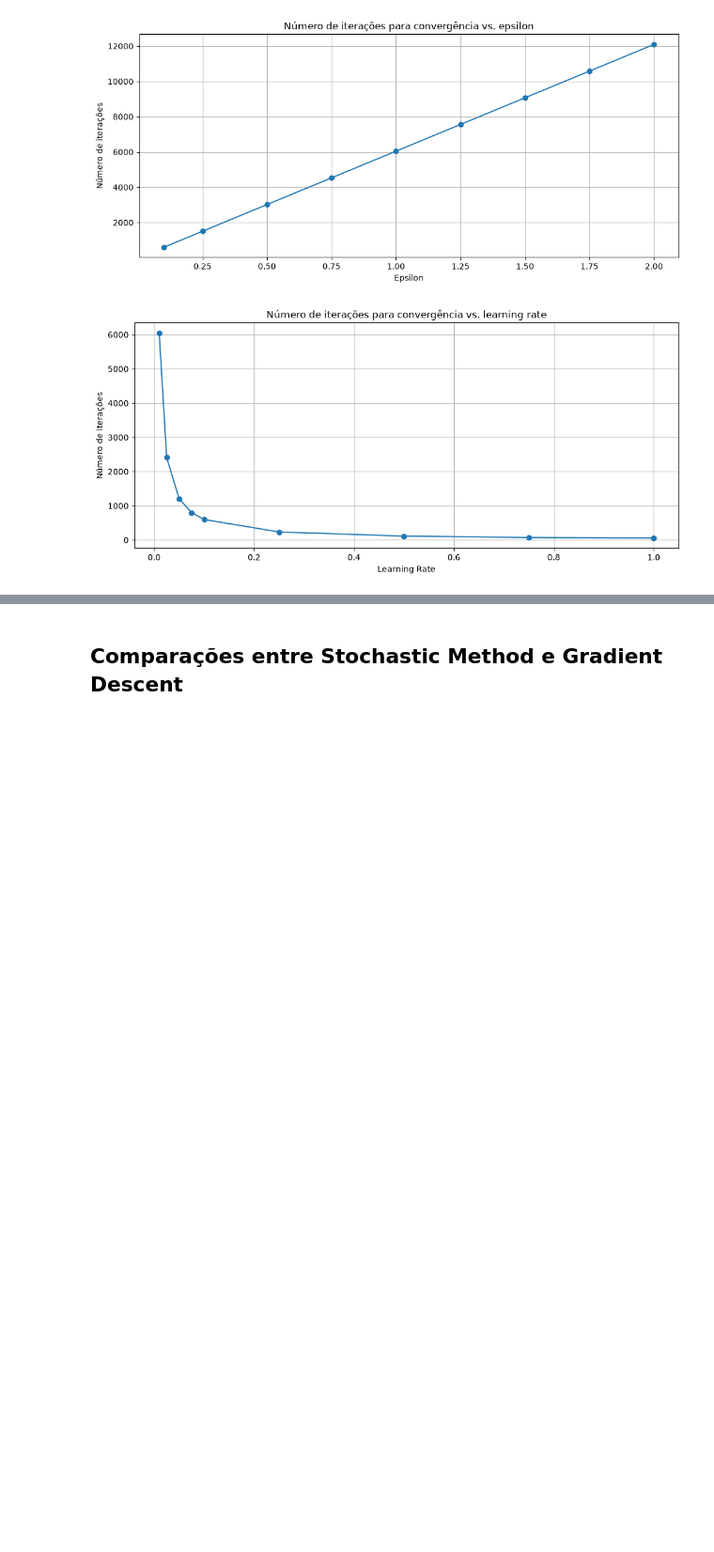
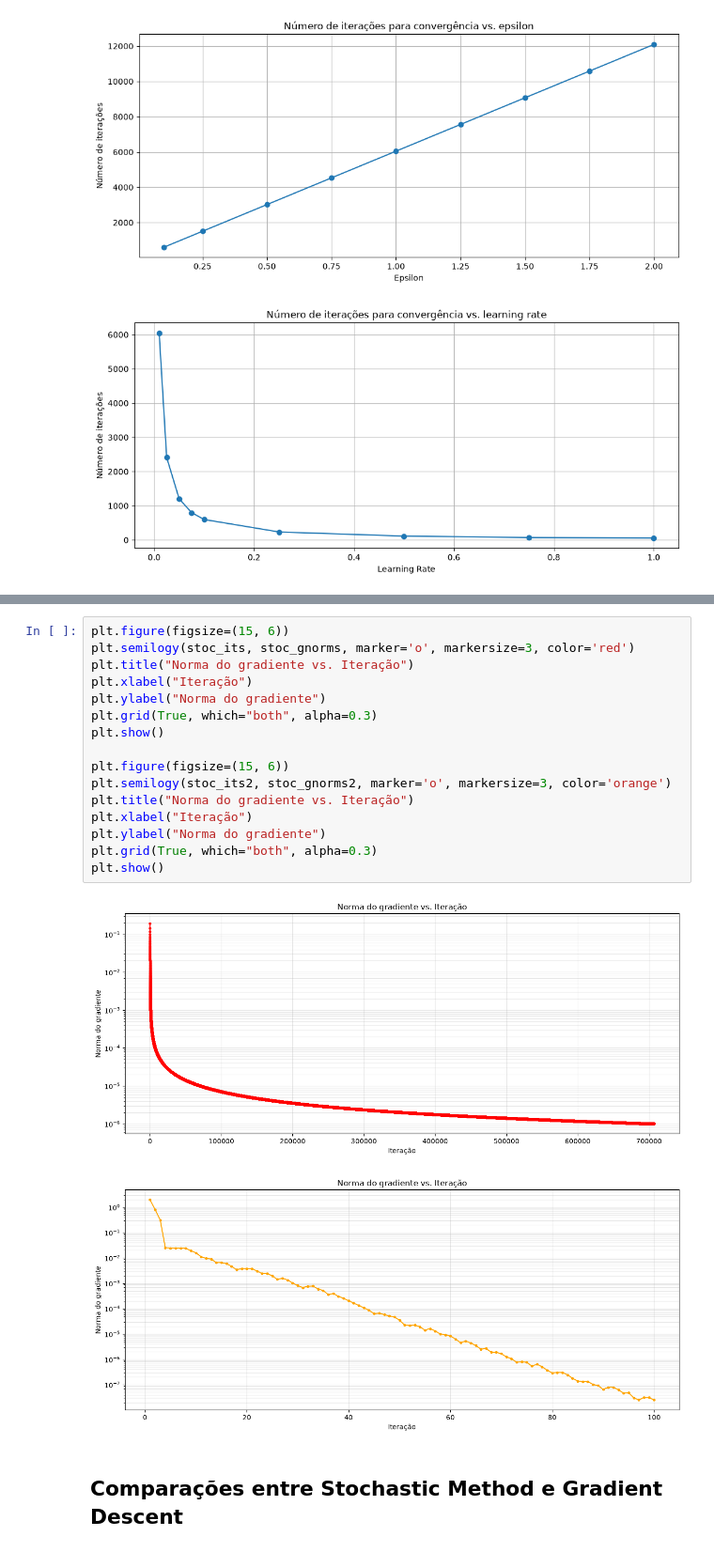
Before and after one commit to davivad013/Quantum-Tomography, a Jupyter notebook: entropy.ipynb, the cells around one changed output, grey strips where cells are left out. Shown at 94% size. Saved outputs shown, nothing was run; the diff lists cells and outputs as text; blank space fills up the shorter version.

```diff
--- a/entropy.ipynb
+++ b/entropy.ipynb
@@ -287,3 +301,22 @@ plt.grid()
+# %%
+plt.figure(figsize=(15, 6))
+plt.semilogy(stoc_its, stoc_gnorms, marker='o', markersize=3, color='red')
+plt.title("Norma do gradiente vs. Iteração")
+plt.xlabel("Iteração")
+plt.ylabel("Norma do gradiente")
+plt.grid(True, which="both", alpha=0.3)
+plt.show()
+
+plt.figure(figsize=(15, 6))
+plt.semilogy(stoc_its2, stoc_gnorms2, marker='o', markersize=3, color='orange')
+plt.title("Norma do gradiente vs. Iteração")
+plt.xlabel("Iteração")
+plt.ylabel("Norma do gradiente")
+plt.grid(True, which="both", alpha=0.3)
+plt.show()
+# %% [output]
+[figure, added]
+[figure, added]
 # %% [markdown]
 ## Comparações entre Stochastic Method e Gradient Descent
 # %%
```
Also changed, not shown: parts of 16 cells of this notebook, 2 other files.
